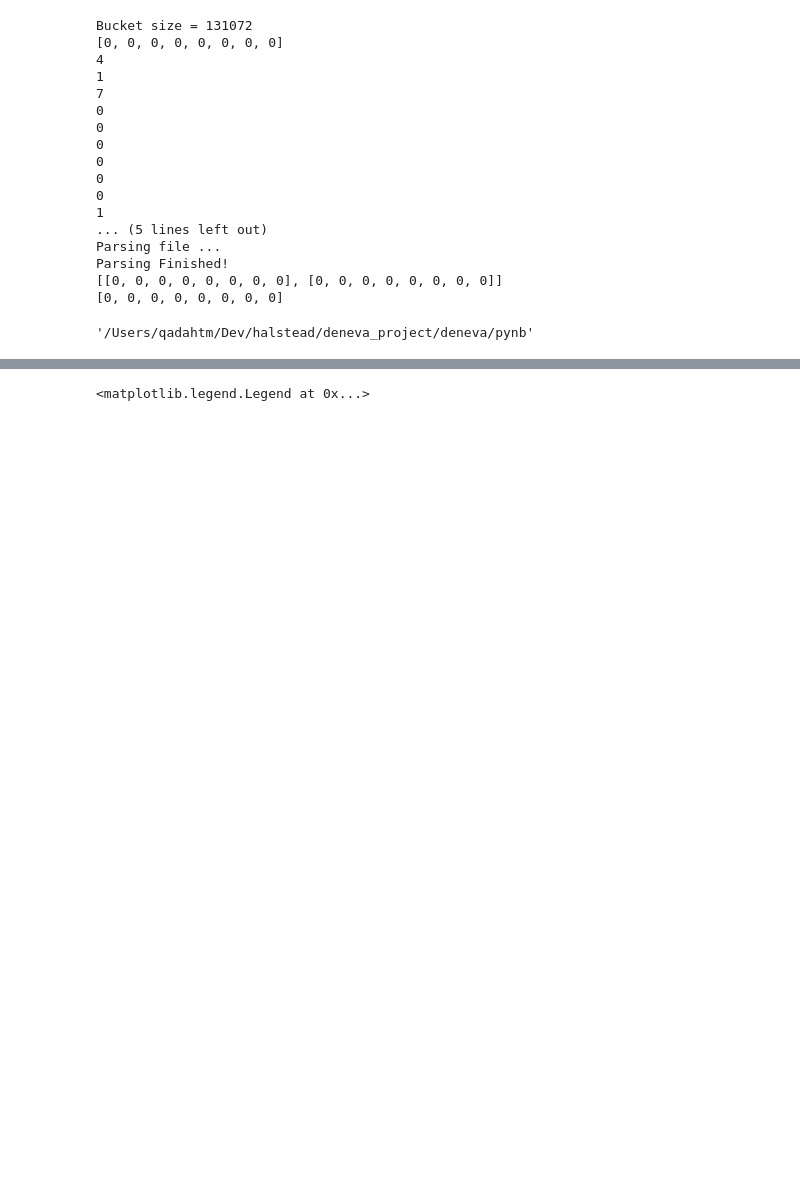
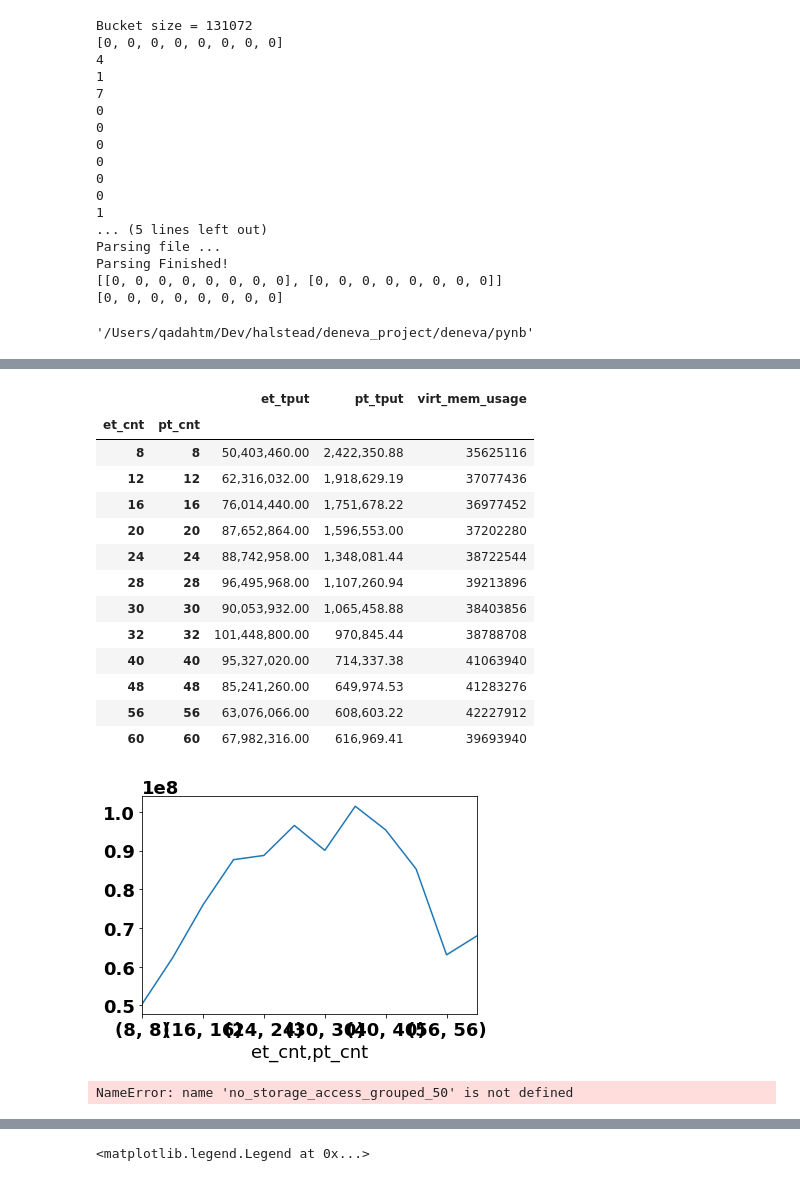
Before and after one commit to qadahtm/deneva, a Jupyter notebook: pynb/QueCC.ipynb, the cells around one changed output, grey strips where cells are left out. Cells and saved outputs as stored; diff of their text form; code cells hidden in the pictures; blank space fills up the shorter version.

```diff
--- a/pynb/QueCC.ipynb
+++ b/pynb/QueCC.ipynb
@@ -467,0 +478,8 @@ list(grouped.loc['NOWAIT'].index)
+# %%
+# grouped = df.groupby(['cc_alg','zipf_theta', 'worker_cnt', 'pt_perc','commit_strategy', 'pt_cnt', 'et_cnt']).tput.agg(['count', 'min', 'max', 'mean'])
+pd.options.display.float_format = '{:,.2f}'.format
+agg_req_normal = {'tput':'mean', 'total_runtime':'mean', 'virt_mem_usage':'mean'}
+agg_req = agg_req_normal
+grouped = df.groupby(['cc_alg','zipf_theta', 'worker_cnt', 'pt_perc','commit_strategy', 'pt_cnt', 'et_cnt']).agg(agg_req)
+# grouped = df.groupby(['et_cnt']).agg(agg_req)
+grouped
@@ -467,0 +493,33 @@ list(grouped.loc['NOWAIT'].index)
+# %%
+# grouped = df.groupby(['cc_alg','zipf_theta', 'worker_cnt', 'pt_perc','commit_strategy', 'pt_cnt', 'et_cnt']).tput.agg(['count', 'min', 'max', 'mean'])
+pd.options.display.float_format = '{:,.2f}'.format
+# agg_req_fixed = {'total_tput':'mean', 'et_tput':'mean', 'pt_tput':'mean', 'total_time':'mean', 'pt_time':'mean', 'et_time':'mean'}
+agg_req_fixed = {'et_tput':'mean','pt_tput':'mean','virt_mem_usage':'mean'}
+agg_req = agg_req_fixed
+# grouped = df.groupby(['cc_alg','zipf_theta', 'worker_cnt', 'pt_perc','commit_strategy', 'pt_cnt', 'et_cnt']).agg(agg_req)
+grouped = df.groupby(['et_cnt', 'pt_cnt']).agg(agg_req)
+# grouped = df.groupby(['et_cnt']).agg(agg_req)
+# grouped['pt_tput'].plot()
+grouped['et_tput'].plot()
+grouped
+# %% [output]
+|  |  | et_tput | pt_tput | virt_mem_usage |
+| et_cnt | pt_cnt |  |  |  |
+| 8 | 8 | 50,403,460.00 | 2,422,350.88 | 35625116 |
+| 12 | 12 | 62,316,032.00 | 1,918,629.19 | 37077436 |
+| 16 | 16 | 76,014,440.00 | 1,751,678.22 | 36977452 |
+| 20 | 20 | 87,652,864.00 | 1,596,553.00 | 37202280 |
+| 24 | 24 | 88,742,958.00 | 1,348,081.44 | 38722544 |
+| 28 | 28 | 96,495,968.00 | 1,107,260.94 | 39213896 |
+| 30 | 30 | 90,053,932.00 | 1,065,458.88 | 38403856 |
+| 32 | 32 | 101,448,800.00 | 970,845.44 | 38788708 |
+| 40 | 40 | 95,327,020.00 | 714,337.38 | 41063940 |
+| 48 | 48 | 85,241,260.00 | 649,974.53 | 41283276 |
+| 56 | 56 | 63,076,066.00 | 608,603.22 | 42227912 |
+| 60 | 60 | 67,982,316.00 | 616,969.41 | 39693940 |
+[figure, added]
+# %%
+# no_storage_access_grouped_50 = grouped
+no_storage_access_grouped_50
+# %% [output]
+NameError: name 'no_storage_access_grouped_50' is not defined
```
Also changed, not shown: parts of 8 cells of this notebook, 6 other files.
